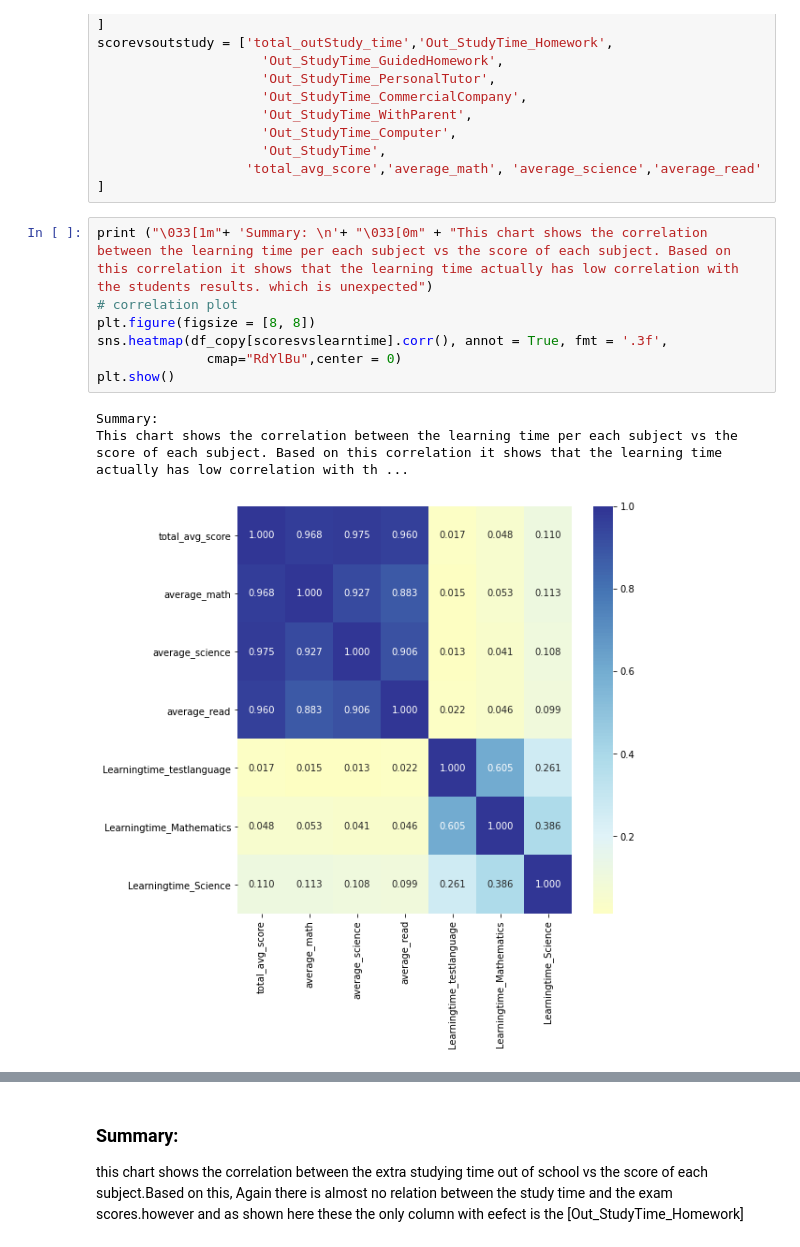
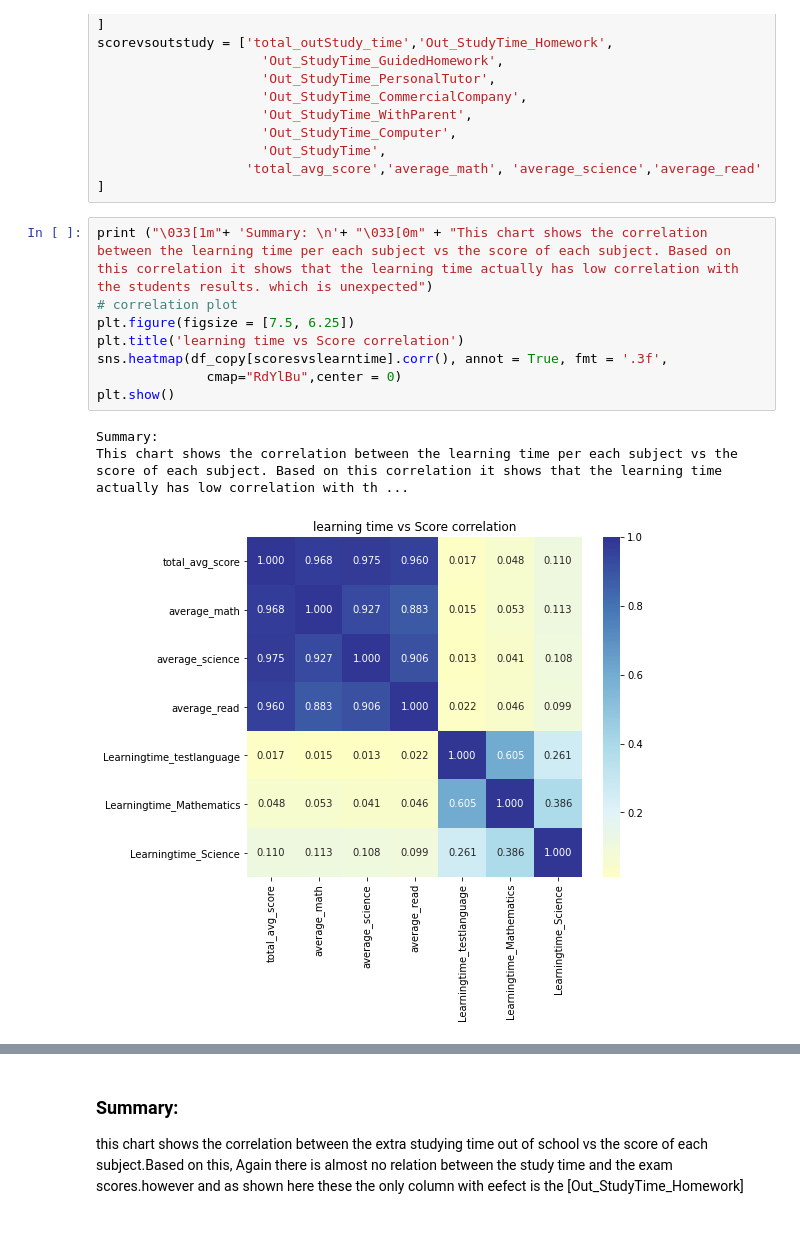
Before and after one commit to walaa-elnozahy/PISA-data-analysis, a Jupyter notebook: PISA-slide_deck.ipynb, the cells around one changed output, grey strips where cells are left out. Cells and saved outputs as stored; diff of their text form.

```diff
--- a/PISA-slide_deck.ipynb
+++ b/PISA-slide_deck.ipynb
@@ -54,12 +54,13 @@ scorevsoutstudy = ['total_outStudy_time','Out_StudyTime_Homework',
 # %%
 print ("\033[1m"+ 'Summary: \n'+ "\033[0m" + "This chart shows the correlation between the learning time per each subject vs the score of each subject. Based on this correlation it shows that the learning time actually has low correlation with the students results. which is unexpected")
 # correlation plot
-plt.figure(figsize = [8, 8])
+plt.figure(figsize = [7.5, 6.25])
+plt.title('learning time vs Score correlation')
 sns.heatmap(df_copy[scoresvslearntime].corr(), annot = True, fmt = '.3f',
               cmap="RdYlBu",center = 0)
 plt.show()
 # %% [output]
 Summary:
 This chart shows the correlation between the learning time per each subject vs the score of each subject. Based on this correlation it shows that the learning time actually has low correlation with th ...
-[figure, old version]
+[figure, new version]
 # %%
```
Also changed, not shown: parts of 8 cells of this notebook, 1 other file.
